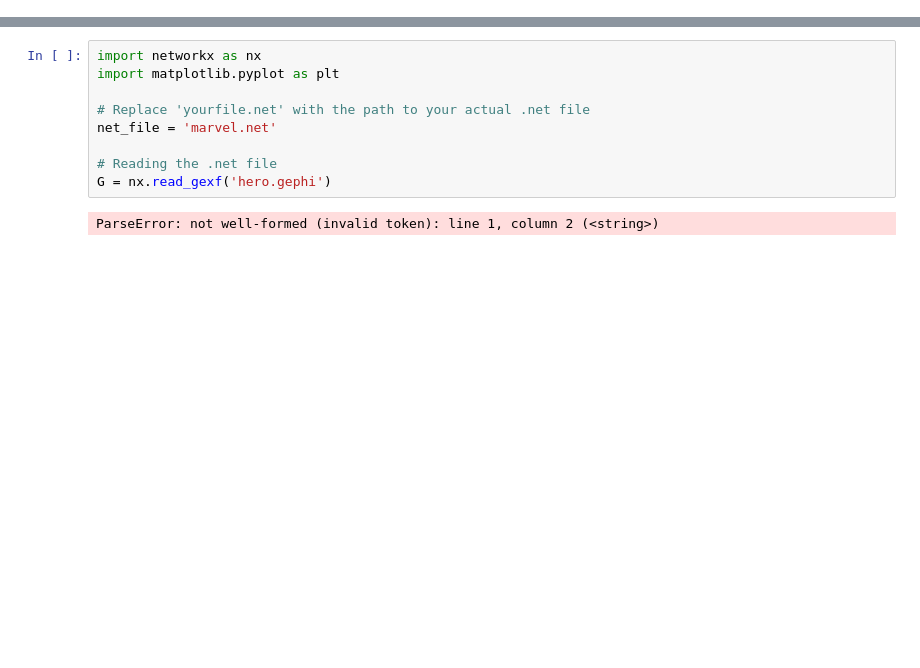
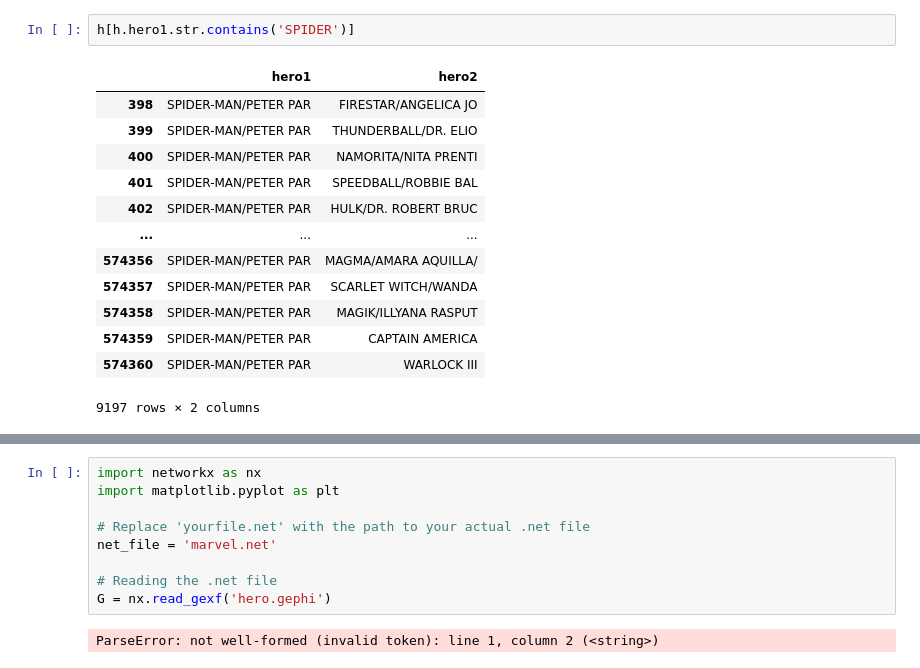
Before and after one commit to alejomaar/Network-Science-for-Data-Analytics, a Jupyter notebook: mini_project/notebook.ipynb, the cells around one changed output, grey strips where cells are left out. Drawn from its saved outputs; the diff is of its cells as text; blank space fills up the shorter version.

```diff
--- a/mini_project/notebook.ipynb
+++ b/mini_project/notebook.ipynb
@@ -0,0 +123,16 @@
+# %%
+h[h.hero1.str.contains('SPIDER')]
+# %% [output]
+|  | hero1 | hero2 |
+| 398 | SPIDER-MAN/PETER PAR | FIRESTAR/ANGELICA JO |
+| 399 | SPIDER-MAN/PETER PAR | THUNDERBALL/DR. ELIO |
+| 400 | SPIDER-MAN/PETER PAR | NAMORITA/NITA PRENTI |
+| 401 | SPIDER-MAN/PETER PAR | SPEEDBALL/ROBBIE BAL |
+| 402 | SPIDER-MAN/PETER PAR | HULK/DR. ROBERT BRUC |
+| ... | ... | ... |
+| 574356 | SPIDER-MAN/PETER PAR | MAGMA/AMARA AQUILLA/ |
+| 574357 | SPIDER-MAN/PETER PAR | SCARLET WITCH/WANDA |
+| 574358 | SPIDER-MAN/PETER PAR | MAGIK/ILLYANA RASPUT |
+| 574359 | SPIDER-MAN/PETER PAR | CAPTAIN AMERICA |
+| 574360 | SPIDER-MAN/PETER PAR | WARLOCK III |
+9197 rows × 2 columns
```
Also changed, not shown: parts of 32 cells of this notebook, 6 other files.
